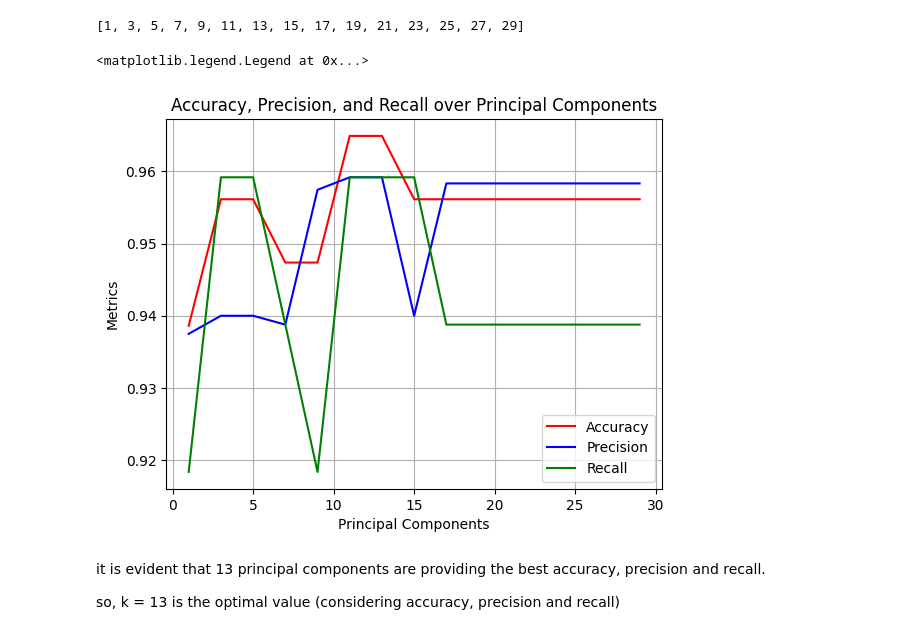
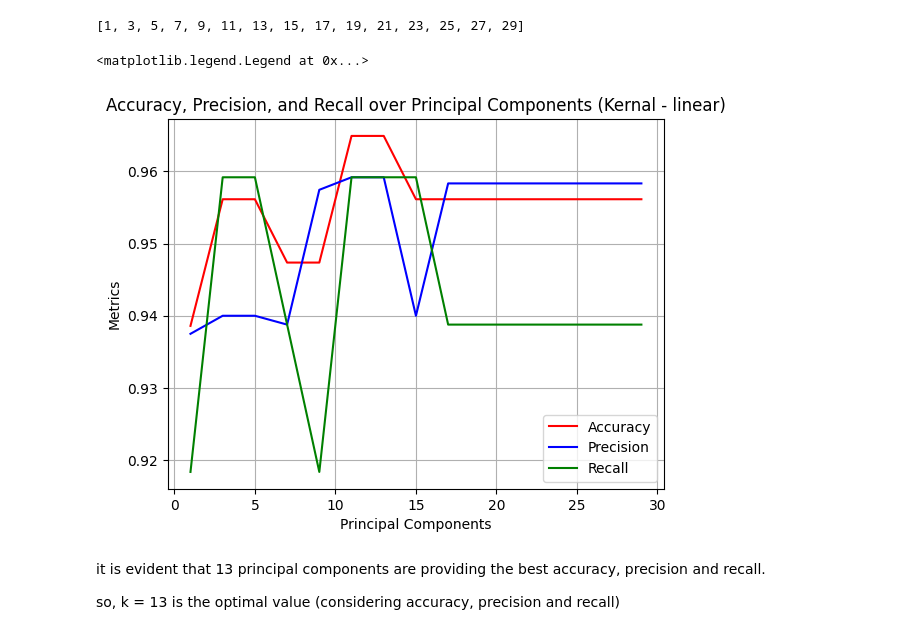
Before and after one commit to Dhanush-adk/machine_learning, a Jupyter notebook: assignment_4/Assignment_4.ipynb, the cells around one changed output. Cells and saved outputs as stored; diff of their text form; code cells hidden in the pictures.

```diff
--- a/assignment_4/Assignment_4.ipynb
+++ b/assignment_4/Assignment_4.ipynb
@@ -104,16 +104,16 @@ k_list
 # %%
 plt.figure()
 plt.plot(k_list, accuracy, color = 'red', label = "Accuracy")
 plt.plot(k_list, precision, color = 'blue', label = "Precision")
 plt.plot(k_list, recall, color = 'green', label = "Recall")
 plt.grid()
 plt.xlabel('Principal Components')
 plt.ylabel('Metrics')
-plt.title('Accuracy, Precision, and Recall over Principal Components')
+plt.title('Accuracy, Precision, and Recall over Principal Components (Kernal - linear)')
 plt.legend()
 # %% [output]
 <matplotlib.legend.Legend at 0x...>
-[figure, old version]
+[figure, new version]
 # %% [markdown]
 it is evident that 13 principal components are providing the best accuracy, precision and recall.
 
```
Also changed, not shown: parts of 4 cells of this notebook.
